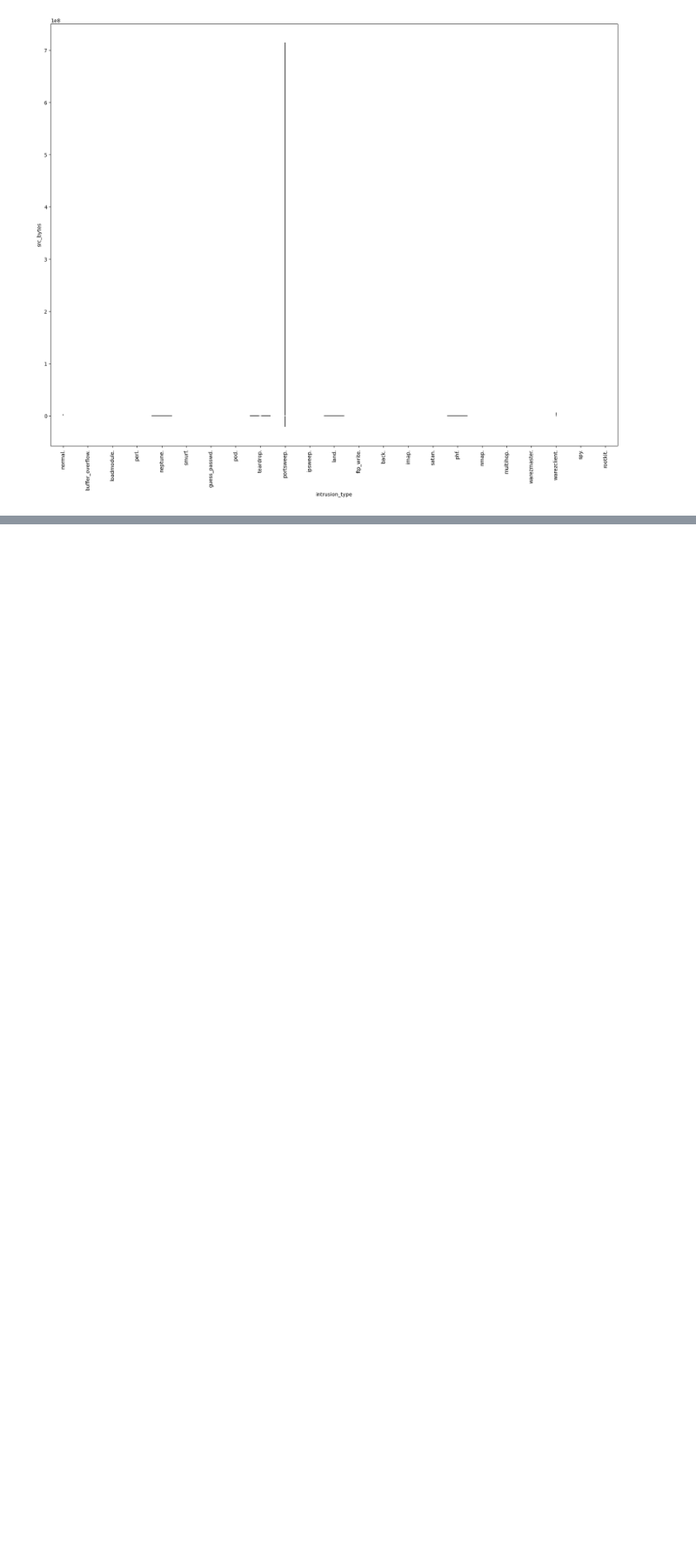
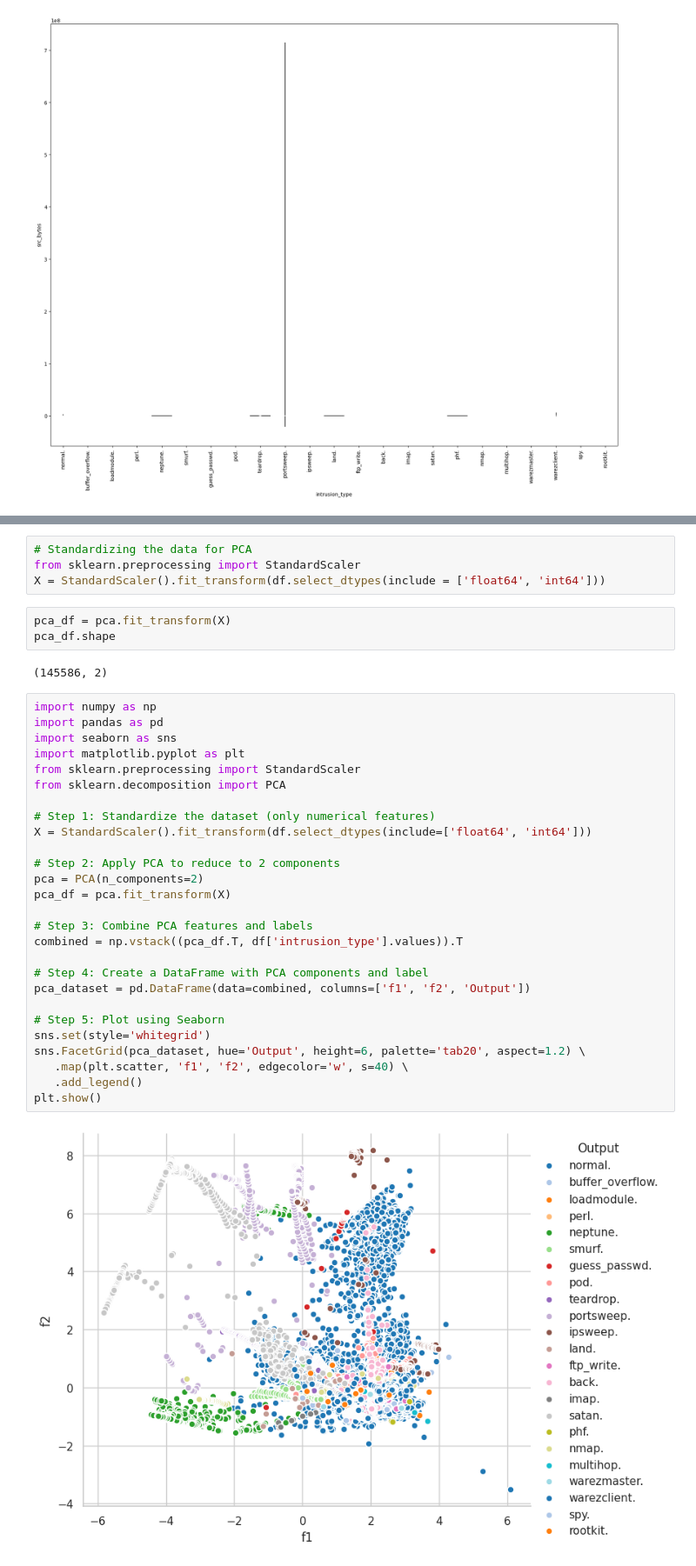
Before and after one commit to Itzswika/comparative_analysiss-, a Jupyter notebook: notebooks/kdd99.ipynb, the cells around one changed output, grey strips where cells are left out. Shown at 87% size. Drawn from its saved outputs; the diff is of its cells as text; blank space fills up the shorter version.

```diff
--- a/notebooks/kddcup.ipynb
+++ b/notebooks/kdd99.ipynb
@@ -257,0 +260,38 @@ Note: you may need to restart the kernel to use updated packages.
+# %%
+# Standardizing the data for PCA
+from sklearn.preprocessing import StandardScaler
+X = StandardScaler().fit_transform(df.select_dtypes(include = ['float64', 'int64']))
+# %%
+pca_df = pca.fit_transform(X)
+pca_df.shape
+# %% [output]
+(145586, 2)
+# %%
+import numpy as np
+import pandas as pd
+import seaborn as sns
+import matplotlib.pyplot as plt
+from sklearn.preprocessing import StandardScaler
+from sklearn.decomposition import PCA
+
+# Step 1: Standardize the dataset (only numerical features)
+X = StandardScaler().fit_transform(df.select_dtypes(include=['float64', 'int64']))
+
+# Step 2: Apply PCA to reduce to 2 components
+pca = PCA(n_components=2)
+pca_df = pca.fit_transform(X)
+
+# Step 3: Combine PCA features and labels
+combined = np.vstack((pca_df.T, df['intrusion_type'].values)).T
+
+# Step 4: Create a DataFrame with PCA components and label
+pca_dataset = pd.DataFrame(data=combined, columns=['f1', 'f2', 'Output'])
+
+# Step 5: Plot using Seaborn
+sns.set(style='whitegrid')
+sns.FacetGrid(pca_dataset, hue='Output', height=6, palette='tab20', aspect=1.2) \
+   .map(plt.scatter, 'f1', 'f2', edgecolor='w', s=40) \
+   .add_legend()
+plt.show()
+# %% [output]
+[figure, added]
```
Also changed, not shown: parts of 48 cells of this notebook, 1 other file.
